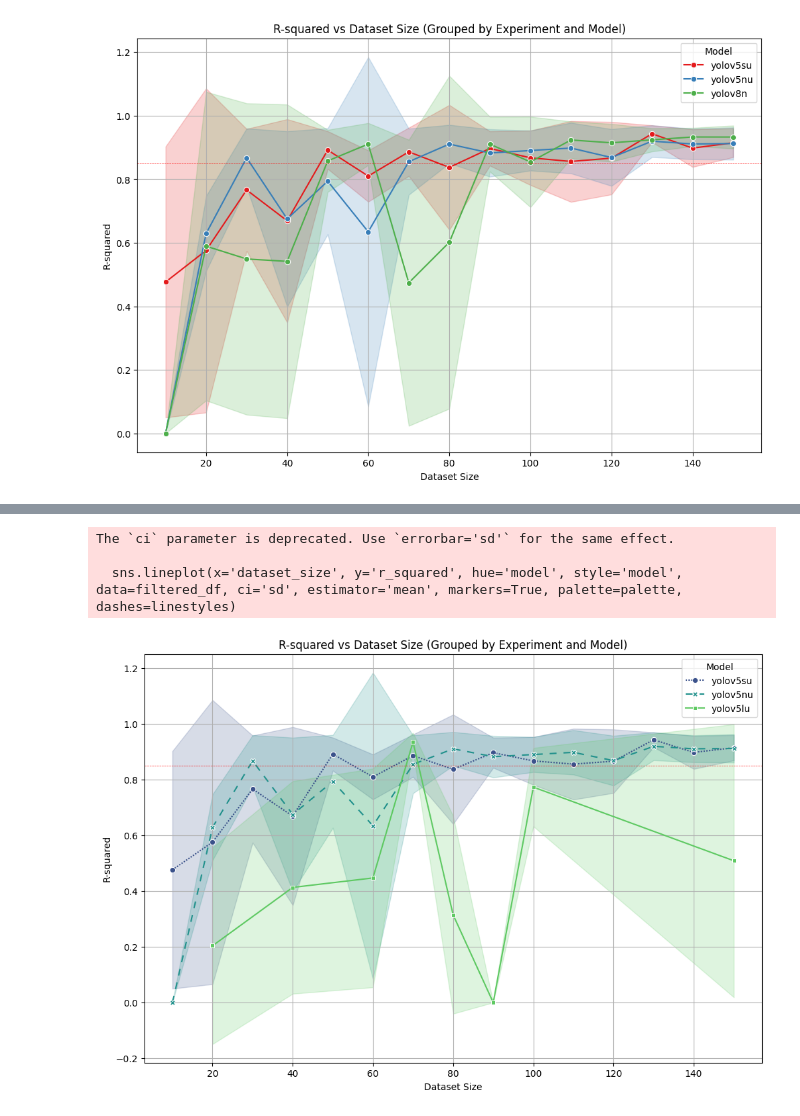
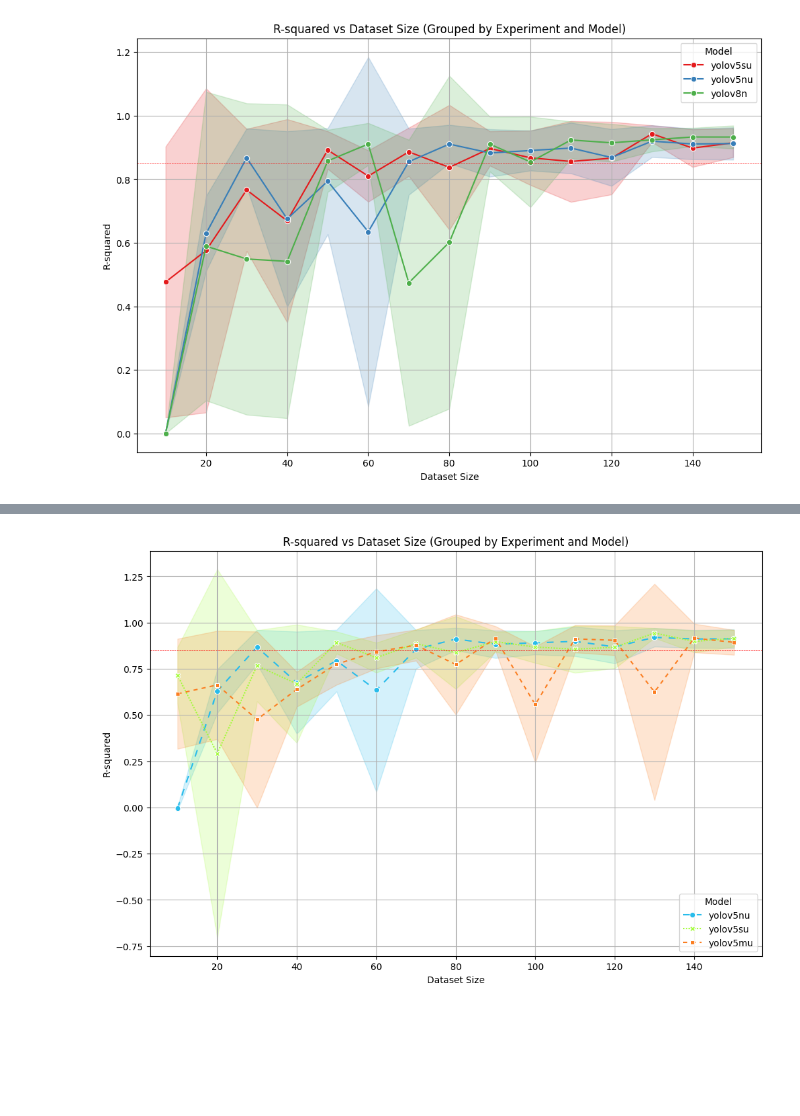
Before and after one commit to SamueleBumbaca/Plants__On_the_minimum_dataset_size_for_a_maize_seedling_object_detector, a Jupyter notebook: dataset_size_analysis.ipynb, the cells around one changed output, grey strips where cells are left out. Cells and saved outputs as stored; diff of their text form; code cells hidden in the pictures; blank space fills up the shorter version.

```diff
--- a/dataset_size_analysis.ipynb
+++ b/dataset_size_analysis.ipynb
@@ -12,6 +12,8 @@ results['experiment'] = results['experiment'].astype(int)
 # %%
 # Merge the results and config DataFrames on the 'experiment' column
 df = pd.merge(results, config, on='experiment', suffixes=('_results', '_config'))
+# %%
+df = df[(df['train_size'] == 0.9) & (df['val_size'] == 0.1)]
 # %%
 df['model'] = df['model_id'].apply(lambda x: x.split('_')[0])
 # Create a new column 'dataset_quantity' as the product of 'dataset_size', 'train_size', and 'val_size'
@@ -281,40 +329,37 @@ filtered_df = df.copy()
 filtered_df['r_squared'] = filtered_df['r_squared'].fillna(0)
 
 # Filter the DataFrame to include both yolov8n and yolov5n models
-filtered_df = filtered_df[filtered_df['model'].isin(['yolov5lu', 'yolov5nu', 'yolov5su'])]
+filtered_df = filtered_df[filtered_df['model'].isin(['yolov5nu', 'yolov5su', 'yolov5mu'])]
 
 # Group by 'experiment' and 'model' and select the observation with the highest R-squared value
 filtered_df = filtered_df.loc[filtered_df.groupby(['experiment', 'model'])['r_squared'].idxmax()]
 
 # Set r-squared <0 to 0
-filtered_df.loc[filtered_df['r_squared'] < 0, 'r_squared'] = 0
+filtered_df = filtered_df[filtered_df['r_squared'] >= -1]
 
 # Create a new column 'exp' with 'dataset_size'
 filtered_df['exp'] = filtered_df['dataset_size']
 
 # Sort by dataset size
 filtered_df = filtered_df.sort_values(by='dataset_size')
 
 # Define custom colors and linestyles for each model
-palette = sns.color_palette("viridis", 3)
-linestyles = {'yolov5lu': '', 'yolov5nu': (5, 5), 'yolov5su': (1, 1)}
+palette = sns.color_palette("turbo", 3)  # Update palette to have 5 colors
+linestyles = { 'yolov5nu': (5, 5), 'yolov5su': (1, 1), 'yolov5mu': (3, 3)}  # Update dashes to have 5 styles
 
 # Create a line plot with 'dataset_size' on the x-axis and mean 'r_squared' on the y-axis, grouped by 'model'
 plt.figure(figsize=(12, 8))
-sns.lineplot(x='dataset_size', y='r_squared', hue='model', style='model', data=filtered_df, ci='sd', estimator='mean', markers=True, palette=palette, dashes=linestyles)
+sns.lineplot(x='dataset_size', y='r_squared', hue='model', style='model', data=filtered_df, errorbar='sd', estimator='mean', markers=True, palette=palette, dashes=linestyles, hue_order=['yolov5nu', 'yolov5su', 'yolov5mu'], style_order=['yolov5nu', 'yolov5su', 'yolov5mu'])
 
 # Plot a red line at y = 0.85
 plt.axhline(y=0.85, color='red', linestyle='--', linewidth=0.5)
 
 plt.xlabel('Dataset Size')
 plt.ylabel('R-squared')
 plt.title('R-squared vs Dataset Size (Grouped by Experiment and Model)')
 plt.grid(True)
 plt.legend(title='Model')
 
 plt.show()
 # %% [output]
-The `ci` parameter is deprecated. Use `errorbar='sd'` for the same effect.
-
-  sns.lineplot(x='dataset_size', y='r_squared', hue='model', style='model', data=filtered_df, ci='sd', estimator='mean', markers=True, palette=palette, dashes=linestyles)
-[figure, old version]
+[figure, new version]
```
Also changed, not shown: parts of 10 cells of this notebook, 17 other files.
